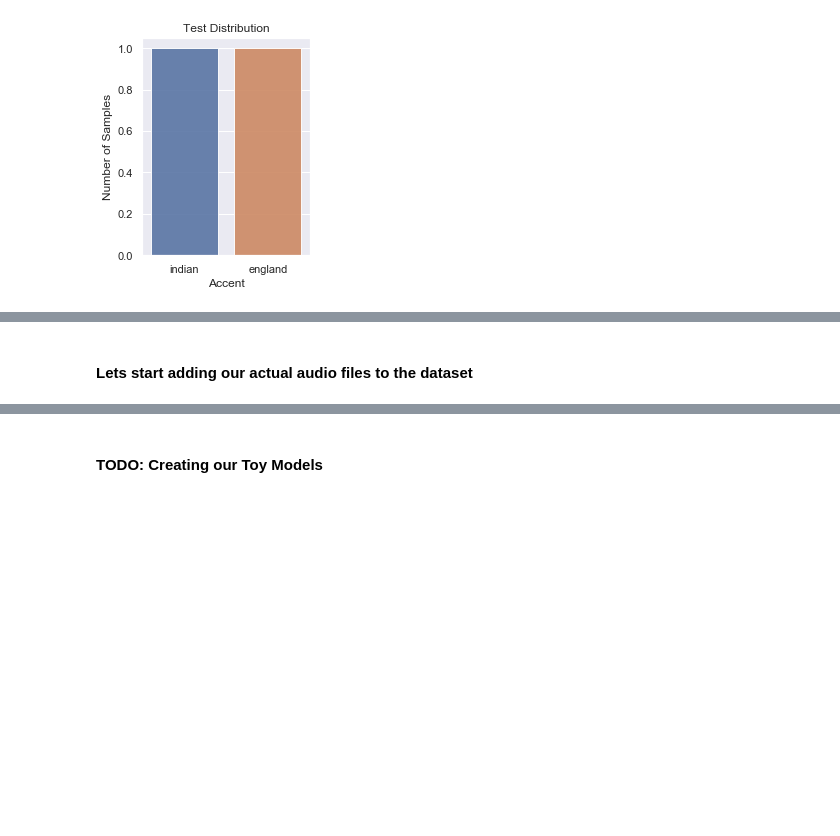
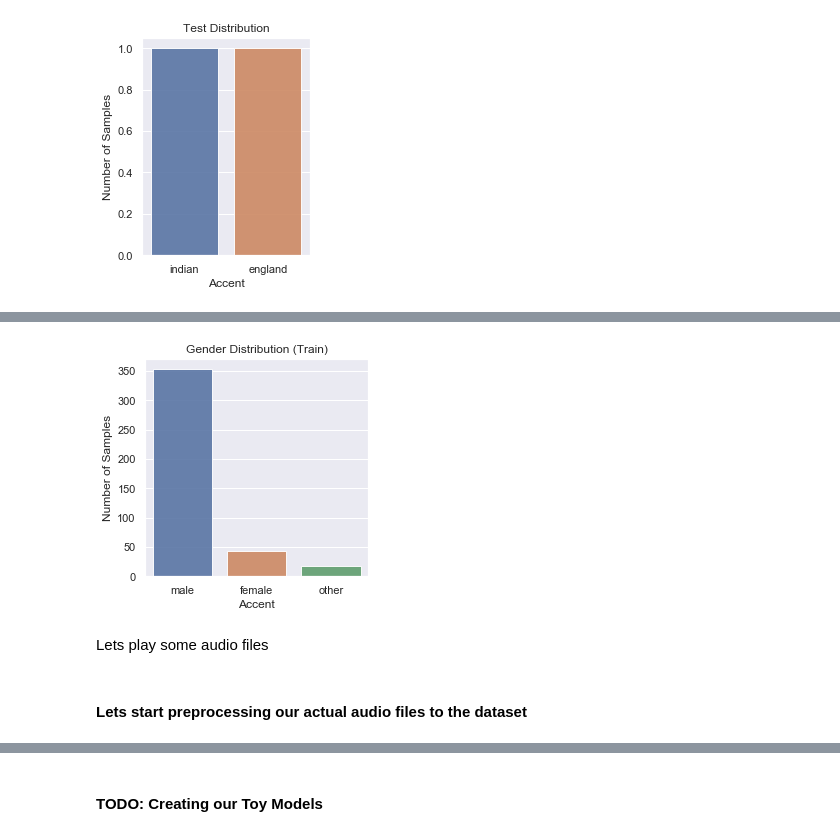
Before and after one commit to Faryab/accent_recognition, a Jupyter notebook: toying around.ipynb, the cells around one changed output, grey strips where cells are left out. Cells and saved outputs as stored; diff of their text form; code cells hidden in the pictures; blank space fills up the shorter version.

```diff
--- a/toying around.ipynb
+++ b/toying around.ipynb
@@ -126,0 +133,6 @@ visualize_categorical_distribution(splits["test"]["accent"], "Test Distribution"
+# %%
+visualize_categorical_distribution(splits["train"]["gender"], "Gender Distribution (Train)", figsize=(4,4))
+# %% [output]
+[figure, added]
+# %% [markdown]
+Lets play some audio files
@@ -127,2 +152,2 @@ visualize_categorical_distribution(splits["test"]["accent"], "Test Distribution"
 # %% [markdown]
-#### Lets start adding our actual audio files to the dataset
+#### Lets start preprocessing our actual audio files to the dataset
```
Also changed, not shown: parts of 10 cells of this notebook, 2 other files.
